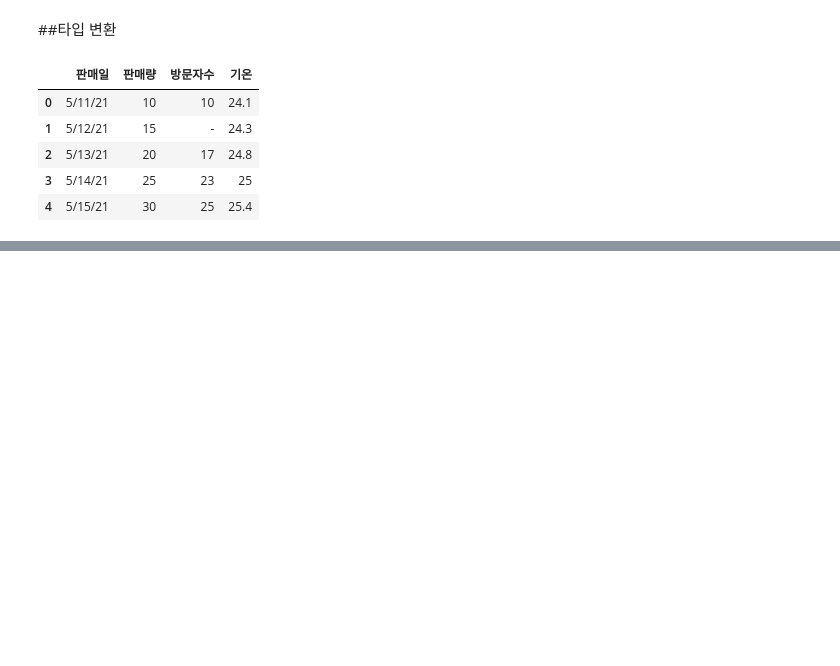
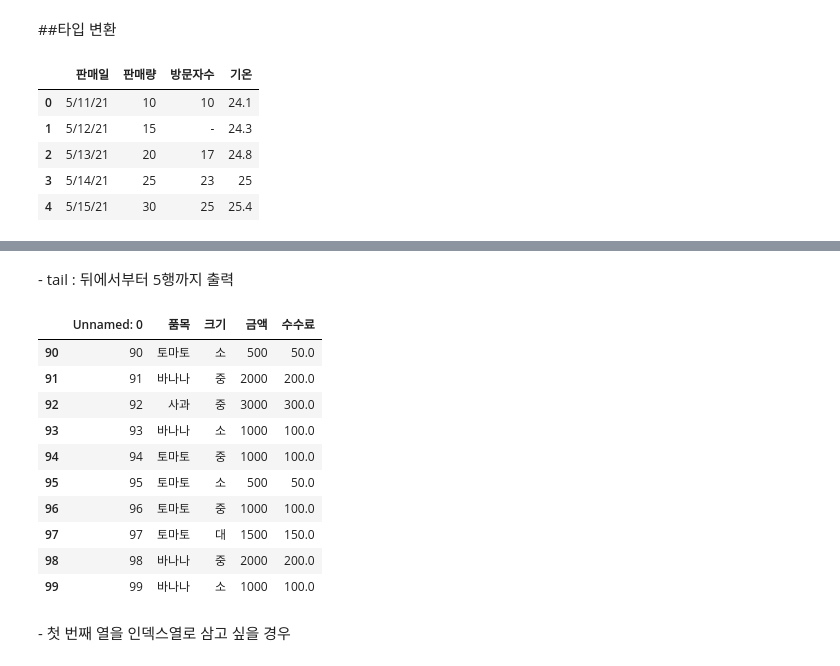
Before and after one commit to ASDFGHoney/PyStudy, a Jupyter notebook: DataProcessing.ipynb, the cells around one changed output, grey strips where cells are left out. Cells and saved outputs as stored; diff of their text form; code cells hidden in the pictures; blank space fills up the shorter version.

```diff
--- a/DataProcessing.ipynb
+++ b/DataProcessing.ipynb
@@ -666,0 +1875,18 @@ df
+# %% [markdown]
+\- tail : 뒤에서부터 5행까지 출력
+# %%
+df.tail(10)
+# %% [output]
+|  | Unnamed: 0 | 품목 | 크기 | 금액 | 수수료 |
+| 90 | 90 | 토마토 | 소 | 500 | 50.0 |
+| 91 | 91 | 바나나 | 중 | 2000 | 200.0 |
+| 92 | 92 | 사과 | 중 | 3000 | 300.0 |
+| 93 | 93 | 바나나 | 소 | 1000 | 100.0 |
+| 94 | 94 | 토마토 | 중 | 1000 | 100.0 |
+| 95 | 95 | 토마토 | 소 | 500 | 50.0 |
+| 96 | 96 | 토마토 | 중 | 1000 | 100.0 |
+| 97 | 97 | 토마토 | 대 | 1500 | 150.0 |
+| 98 | 98 | 바나나 | 중 | 2000 | 200.0 |
+| 99 | 99 | 바나나 | 소 | 1000 | 100.0 |
+# %% [markdown]
+\- 첫 번째 열을 인덱스열로 삼고 싶을 경우
```
Also changed, not shown: parts of 225 cells of this notebook, 1 other file.
